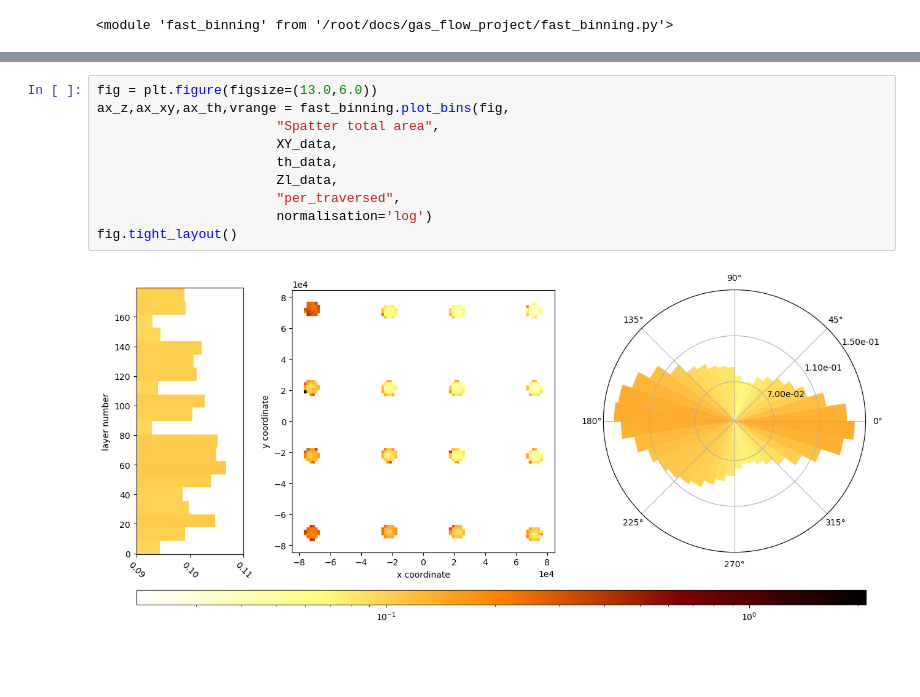
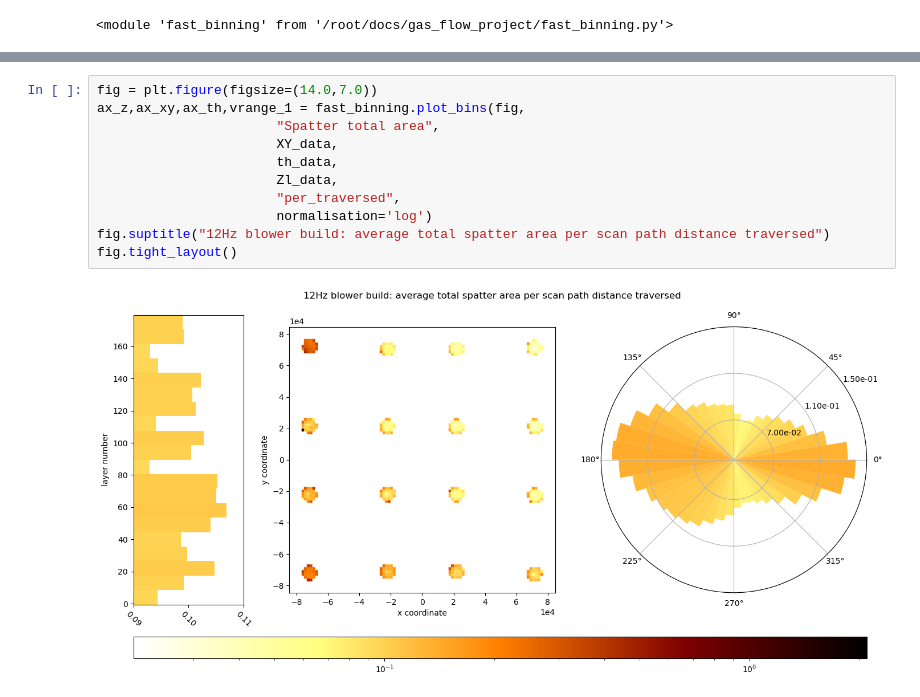
Before and after one commit to PatLT/grouch-binning, a Jupyter notebook: binning_v2.ipynb, the cells around one changed output, grey strips where cells are left out. Saved outputs shown, nothing was run; the diff lists cells and outputs as text; blank space fills up the shorter version.

```diff
--- a/binning_v2.ipynb
+++ b/binning_v2.ipynb
@@ -91,13 +107,14 @@ Total spatter area per unit of distance traversed along the scan path
 # %%
-fig = plt.figure(figsize=(13.0,6.0))
-ax_z,ax_xy,ax_th,vrange = fast_binning.plot_bins(fig,
+fig = plt.figure(figsize=(14.0,7.0))
+ax_z,ax_xy,ax_th,vrange_1 = fast_binning.plot_bins(fig,
                        "Spatter total area",
                        XY_data,
                        th_data,
                        Zl_data,
                        "per_traversed",
                        normalisation='log')
+fig.suptitle("12Hz blower build: average total spatter area per scan path distance traversed")
 fig.tight_layout()
 # %% [output]
-[figure, old version]
+[figure, new version]
 # %%
```
Also changed, not shown: parts of 27 cells of this notebook, 2 other files.
